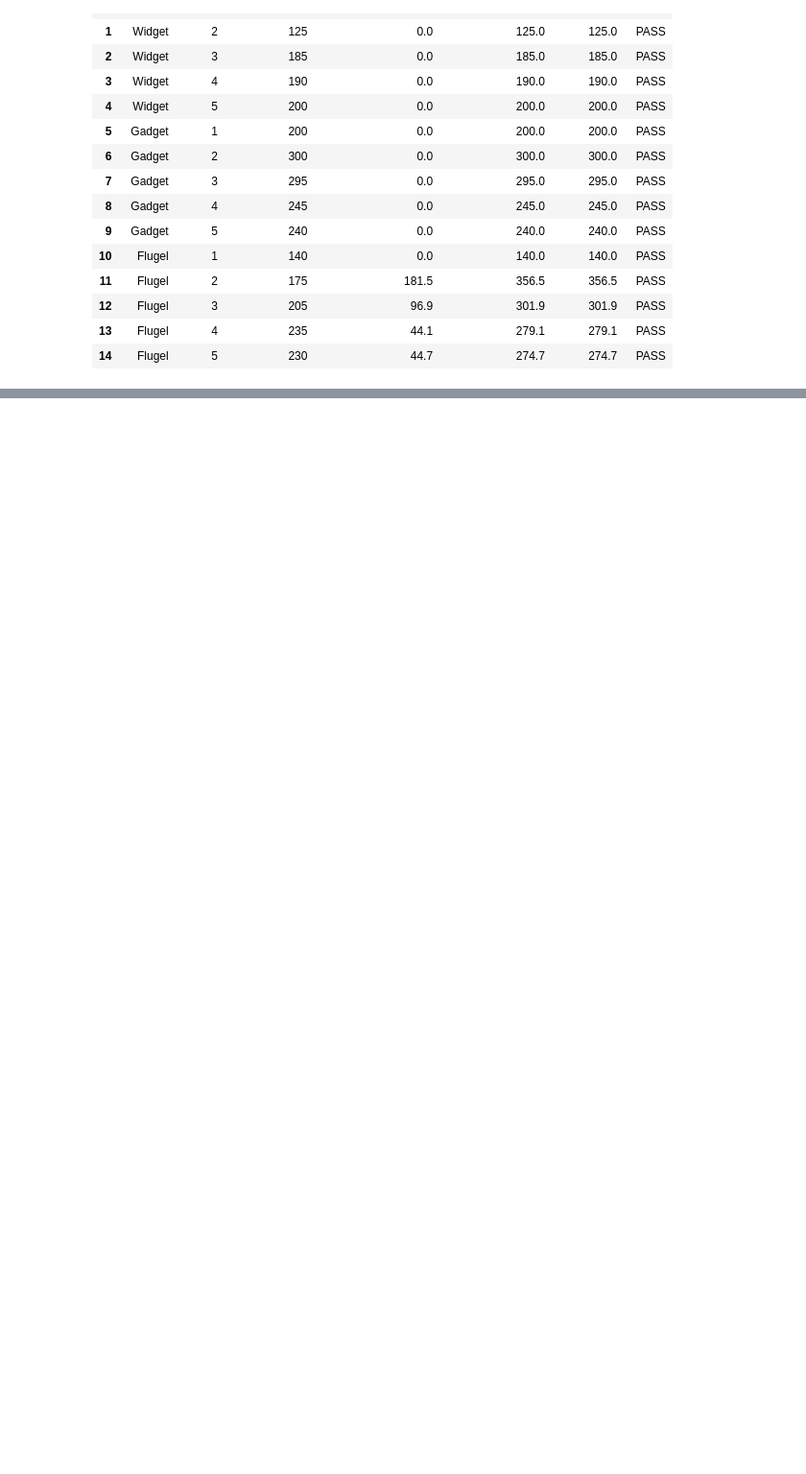
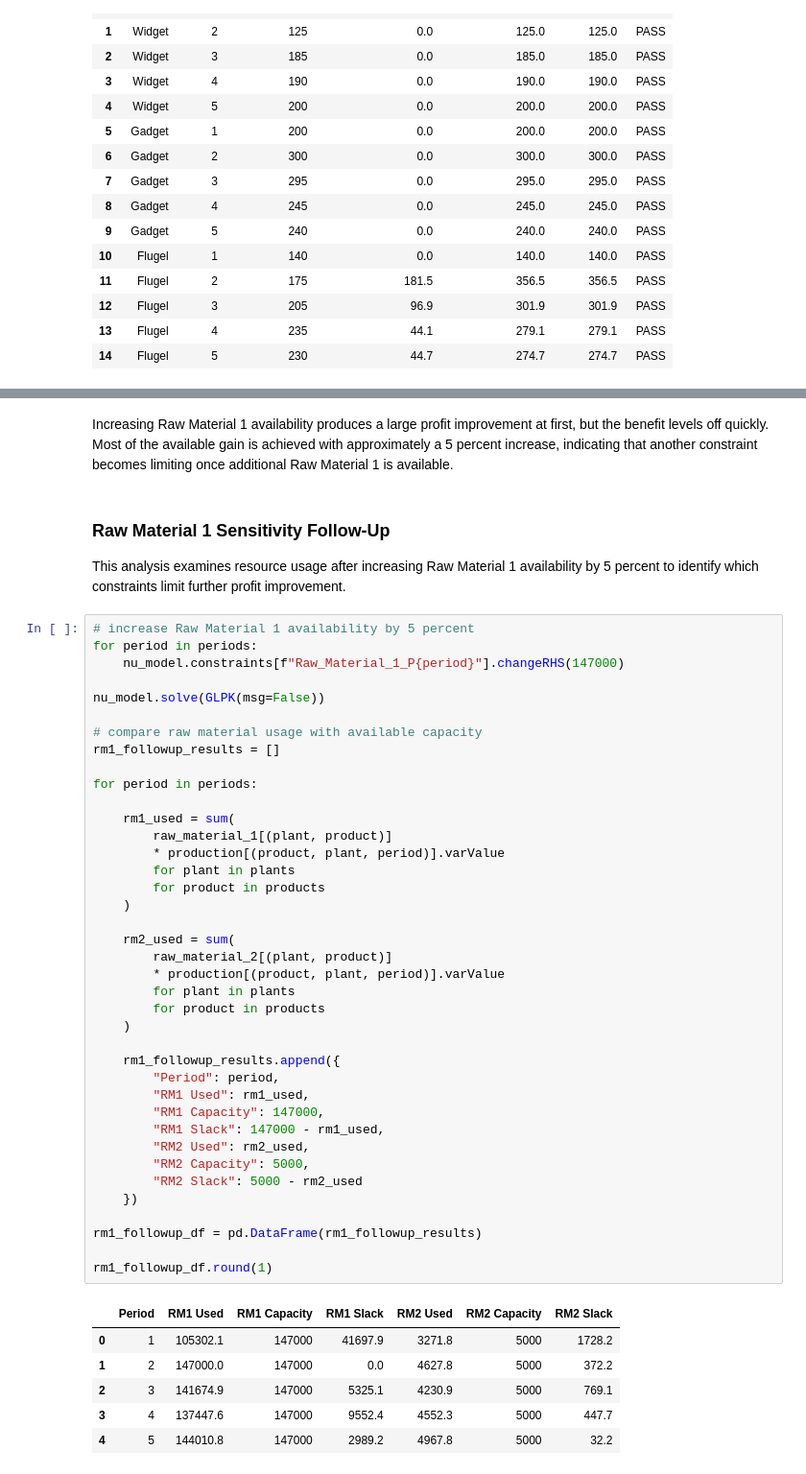
Before and after one commit to saminjune24/NU_Industries_Decision_Analytics, a Jupyter notebook: NU_Industries.ipynb, the cells around one changed output, grey strips where cells are left out. Shown at 96% size. Saved outputs shown, nothing was run; the diff lists cells and outputs as text; blank space fills up the shorter version.

Commit message:
add model validation and sensitivity analysis

```diff
--- a/NU_Industries.ipynb
+++ b/NU_Industries.ipynb
@@ -990,0 +1373,52 @@ The group plans to review the baseline solution with the instructor before addin
+# %% [markdown]
+Increasing Raw Material 1 availability produces a large profit improvement at first, but the benefit levels off quickly. Most of the available gain is achieved with approximately a 5 percent increase, indicating that another constraint becomes limiting once additional Raw Material 1 is available.
+# %% [markdown]
+### Raw Material 1 Sensitivity Follow-Up
+
+This analysis examines resource usage after increasing Raw Material 1 availability by 5 percent to identify which constraints limit further profit improvement.
+# %%
+# increase Raw Material 1 availability by 5 percent
+for period in periods:
+    nu_model.constraints[f"Raw_Material_1_P{period}"].changeRHS(147000)
+
+nu_model.solve(GLPK(msg=False))
+
+# compare raw material usage with available capacity
+rm1_followup_results = []
+
+for period in periods:
+
+    rm1_used = sum(
+        raw_material_1[(plant, product)]
+        * production[(product, plant, period)].varValue
+        for plant in plants
+        for product in products
+    )
+
+    rm2_used = sum(
+        raw_material_2[(plant, product)]
+        * production[(product, plant, period)].varValue
+        for plant in plants
+        for product in products
+    )
+
+    rm1_followup_results.append({
+        "Period": period,
+        "RM1 Used": rm1_used,
+        "RM1 Capacity": 147000,
+        "RM1 Slack": 147000 - rm1_used,
+        "RM2 Used": rm2_used,
+        "RM2 Capacity": 5000,
+        "RM2 Slack": 5000 - rm2_used
+    })
+
+rm1_followup_df = pd.DataFrame(rm1_followup_results)
+
+rm1_followup_df.round(1)
+# %% [output]
+|  | Period | RM1 Used | RM1 Capacity | RM1 Slack | RM2 Used | RM2 Capacity | RM2 Slack |
+| 0 | 1 | 105302.1 | 147000 | 41697.9 | 3271.8 | 5000 | 1728.2 |
+| 1 | 2 | 147000.0 | 147000 | 0.0 | 4627.8 | 5000 | 372.2 |
+| 2 | 3 | 141674.9 | 147000 | 5325.1 | 4230.9 | 5000 | 769.1 |
+| 3 | 4 | 137447.6 | 147000 | 9552.4 | 4552.3 | 5000 | 447.7 |
+| 4 | 5 | 144010.8 | 147000 | 2989.2 | 4967.8 | 5000 | 32.2 |
```
Also changed, not shown: parts of 26 cells of this notebook.
